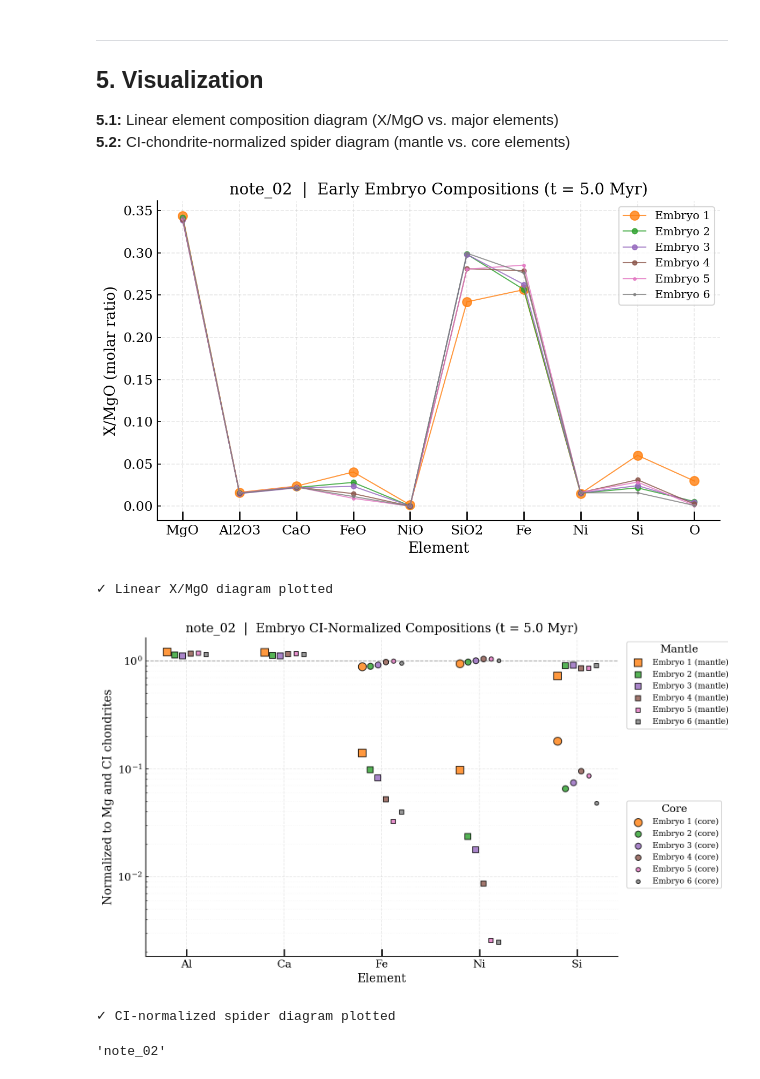
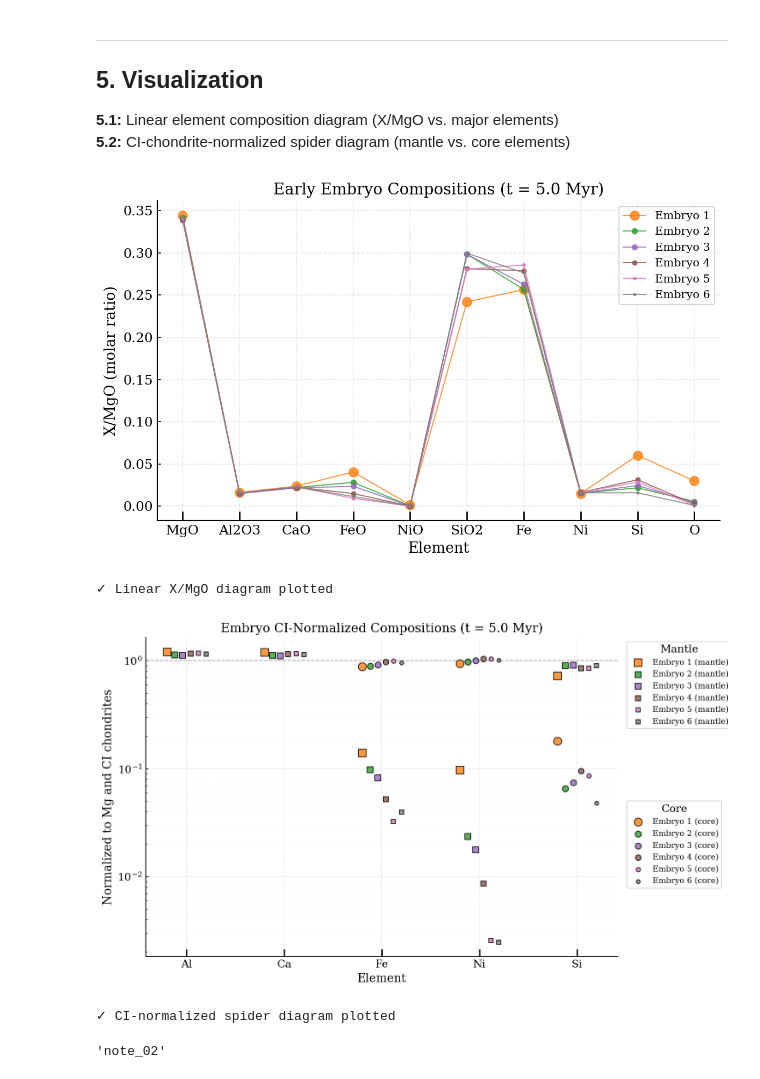
Before and after one commit to kong996/AccreDiff, a Jupyter notebook: examples/Accrection/A_Embryos_Composition.ipynb, the cells around one changed output. Saved outputs shown, nothing was run; the diff lists cells and outputs as text; code cells hidden in the pictures.

```diff
--- a/examples/Accrection/A_Embryos_Composition.ipynb
+++ b/examples/Accrection/A_Embryos_Composition.ipynb
@@ -424,8 +424,8 @@ updater.batch_update()
 print(f"✓ Elemental compositions updated ({len(major_items)} major elements)")
 print()
 
-# ── 4.5 Identify embryos (m ≥ 0.1 M⊕) ────────────────────────────
-df_embryos = df_gas_all[df_gas_all['m_e'] >= 0.1].sort_values(by='m_e', ascending=False).reset_index(drop=True)
+# ── 4.5 Identify embryos (m ≥ 0.05 M⊕) ────────────────────────────
+df_embryos = df_gas_all[df_gas_all['m_e'] >= 0.05].sort_values(by='m_e', ascending=False).reset_index(drop=True)
 
 print(f"Embryos identified (m ≥ 0.1 M⊕): {len(df_embryos)}")
 print()
@@ -482,7 +482,7 @@ ax.spines['top'].set_visible(False)
 ax.spines['right'].set_visible(False)
 ax.set_ylabel('X/MgO (molar ratio)', fontsize=13)
 ax.set_xlabel('Element', fontsize=13)
-ax.set_title(f'{model}  |  Early Embryo Compositions (t = {time_gas})', fontsize=14)
+ax.set_title(f'Early Embryo Compositions (t = {time_gas})', fontsize=14)
 ax.legend(fontsize=10, frameon=True, loc='upper right')
 ax.grid(True, alpha=0.3, ls='--')
 
@@ -541,37 +541,37 @@ for i in range(len(df_embryos_CI)):
 ax.set_yscale('log')
 ax.set_xticks(x_idx)
 ax.set_xticklabels(elements, fontsize=12)
 ax.set_ylabel('Normalized to Mg and CI chondrites', fontsize=13)
 ax.set_xlabel('Element', fontsize=13)
-ax.set_title(f'{model}  |  Embryo CI-Normalized Compositions (t = {time_gas})', fontsize=14)
+ax.set_title(f'Embryo CI-Normalized Compositions (t = {time_gas})', fontsize=14)
 ax.axhline(1.0, color='gray', linestyle='--', linewidth=1, alpha=0.7)
 ax.grid(True, which='major', alpha=0.3, ls='--')
 ax.grid(True, which='minor', alpha=0.1, ls=':')
 ax.spines['top'].set_visible(False)
 ax.spines['right'].set_visible(False)
 
 # Split legend
 handles, labels = ax.get_legend_handles_labels()
 mantle_h = [h for h, l in zip(handles, labels) if 'mantle' in l]
 mantle_l = [l for l in labels if 'mantle' in l]
 core_h = [h for h, l in zip(handles, labels) if 'core' in l]
 core_l = [l for l in labels if 'core' in l]
 
 first_leg = ax.legend(mantle_h, mantle_l, title='Mantle',
                       bbox_to_anchor=(1.01, 1.0), loc='upper left', fontsize=9)
 ax.add_artist(first_leg)
 ax.legend(core_h, core_l, title='Core',
           bbox_to_anchor=(1.01, 0.5), loc='upper left', fontsize=9)
 
 plt.tight_layout()
 plt.show()
 
 print(f"✓ CI-normalized spider diagram plotted")
 print()
 # %% [output]
-[figure, old version]
+[figure, new version]
 ✓ Linear X/MgO diagram plotted
-[figure, old version]
+[figure, new version]
 ✓ CI-normalized spider diagram plotted
 # %%
 model
```
Also changed, not shown: 24 other files.
